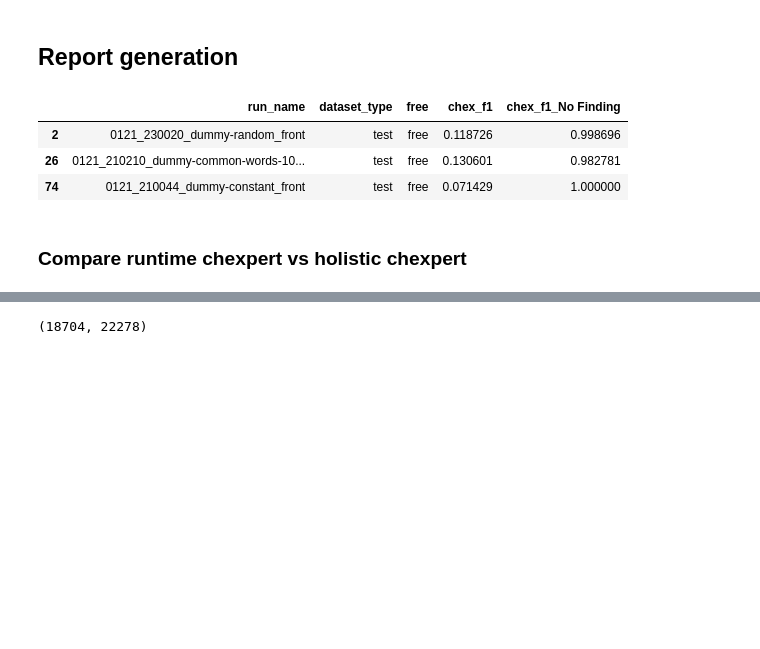
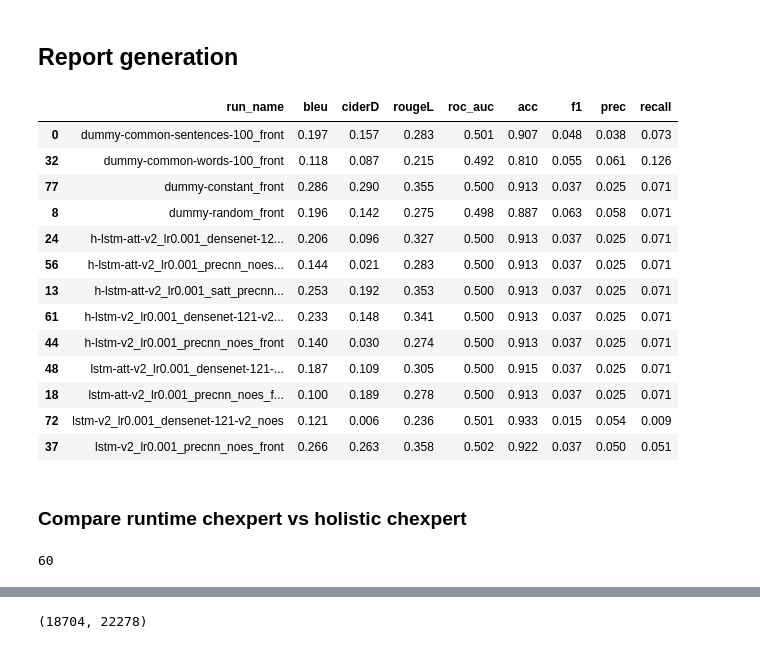
Before and after one commit to pdpino/medical-ai, a Jupyter notebook: medai/notebooks/results.ipynb, the cells around one changed output, grey strips where cells are left out. Drawn from its saved outputs; the diff is of its cells as text; code cells hidden in the pictures; blank space fills up the shorter version.

```diff
--- a/medai/notebooks/results.ipynb
+++ b/medai/notebooks/results.ipynb
@@ -13,0 +16,4 @@ pd.options.display.max_columns = None
+# %%
+# TASK = 'seg'
+# TASK = 'rg'
+TASK = 'cls'
@@ -89,7 +92,8 @@ def load_results():
     return df[cols_in_order], results_by_metric_type
 # %%
 def filter_results(dataset_type=None, metrics=None,
-                   metrics_contain=None, free=None, contains=None,
+                   metrics_contain=None, free=None,
+                   contains=None, doesnt_contain=None,
                    drop=None, drop_na_rows=False, drop_key_cols=False):
     df = RESULTS_DF
 
@@ -112,6 +116,14 @@ def filter_results(dataset_type=None, metrics=None,
         elif isinstance(contains, str):
             df = filter_contains(df, contains)
 
+    if doesnt_contain:
+        filter_doesnt_contain = lambda d, s: d.loc[~d['run_name'].str.contains(s)]
+        if isinstance(doesnt_contain, (list, tuple)):
+            for c in doesnt_contain:
+                df = filter_doesnt_contain(df, c)
+        elif isinstance(doesnt_contain, str):
+            df = filter_doesnt_contain(df, doesnt_contain)
+
     if drop:
         df = df.loc[~df['run_name'].str.contains(drop)]
 
@@ -224,9 +233,9 @@ MIRQI_METRICS = [c for c in RESULTS_DF.columns if 'MIRQI' in c]
 # %%
 ESSENTIAL_METRICS = [
     'bleu', 'ciderD', 'rougeL',
-    'chex_f1', 'chex_acc', # 'chex_recall', 'chex_prec', # Runtime-chexpert
-    'MIRQI-v2-f',
-    'roc_auc', 'acc', 'f1', # Holistic-chexpert
+    # 'chex_f1', 'chex_acc', # 'chex_recall', 'chex_prec', # Runtime-chexpert
+    # 'MIRQI-v2-f',
+    'roc_auc', 'acc', 'f1', 'prec', 'recall', # Holistic-chexpert
 ]
 # %%
 runtime_chexpert = [c for c in RESULTS_DF.columns if c.startswith('chex_f1')]
@@ -236,22 +245,33 @@ metrics = [
     'chex_f1', 'chex_f1_No Finding',
     'f1', 'f1-No Finding'
 ]
+# %%
+pd.options.display.float_format = '{:.3f}'.format
 # %%
 filter_results(
     # contains='^01\d{2}_\d{6}_(h-|lstm)',
-    contains='.*dummy',
+    # contains='.*dummy',
     dataset_type='test',
     free=True,
-    metrics=metrics, # CHEXPERT_RUNTIME_METRICS
-    # drop_key_cols=True,
-    # drop_na_rows=True,
-) # .sort_values('run_name')
-# .replace(r'^\d{4}_\d{6}_(.*)', r'\1', regex=True)
+    metrics=ESSENTIAL_METRICS, # CHEXPERT_RUNTIME_METRICS,
+    drop_key_cols=True,
+    drop_na_rows=True,
+).replace(r'^\d{4}_\d{6}_(.*)', r'\1', regex=True).sort_values('run_name')
 # %% [output]
-|  | run_name | dataset_type | free | chex_f1 | chex_f1_No Finding |
-| 2 | 0121_230020_dummy-random_front | test | free | 0.118726 | 0.998696 |
-| 26 | 0121_210210_dummy-common-words-10... | test | free | 0.130601 | 0.982781 |
-| 74 | 0121_210044_dummy-constant_front | test | free | 0.071429 | 1.000000 |
+|  | run_name | bleu | ciderD | rougeL | roc_auc | acc | f1 | prec | recall |
+| 0 | dummy-common-sentences-100_front | 0.197 | 0.157 | 0.283 | 0.501 | 0.907 | 0.048 | 0.038 | 0.073 |
+| 32 | dummy-common-words-100_front | 0.118 | 0.087 | 0.215 | 0.492 | 0.810 | 0.055 | 0.061 | 0.126 |
+| 77 | dummy-constant_front | 0.286 | 0.290 | 0.355 | 0.500 | 0.913 | 0.037 | 0.025 | 0.071 |
+| 8 | dummy-random_front | 0.196 | 0.142 | 0.275 | 0.498 | 0.887 | 0.063 | 0.058 | 0.071 |
+| 24 | h-lstm-att-v2_lr0.001_densenet-12... | 0.206 | 0.096 | 0.327 | 0.500 | 0.913 | 0.037 | 0.025 | 0.071 |
+| 56 | h-lstm-att-v2_lr0.001_precnn_noes... | 0.144 | 0.021 | 0.283 | 0.500 | 0.913 | 0.037 | 0.025 | 0.071 |
+| 13 | h-lstm-att-v2_lr0.001_satt_precnn... | 0.253 | 0.192 | 0.353 | 0.500 | 0.913 | 0.037 | 0.025 | 0.071 |
+| 61 | h-lstm-v2_lr0.001_densenet-121-v2... | 0.233 | 0.148 | 0.341 | 0.500 | 0.913 | 0.037 | 0.025 | 0.071 |
+| 44 | h-lstm-v2_lr0.001_precnn_noes_front | 0.140 | 0.030 | 0.274 | 0.500 | 0.913 | 0.037 | 0.025 | 0.071 |
+| 48 | lstm-att-v2_lr0.001_densenet-121-... | 0.187 | 0.109 | 0.305 | 0.500 | 0.915 | 0.037 | 0.025 | 0.071 |
+| 18 | lstm-att-v2_lr0.001_precnn_noes_f... | 0.100 | 0.189 | 0.278 | 0.500 | 0.913 | 0.037 | 0.025 | 0.071 |
+| 72 | lstm-v2_lr0.001_densenet-121-v2_noes | 0.121 | 0.006 | 0.236 | 0.501 | 0.933 | 0.015 | 0.054 | 0.009 |
+| 37 | lstm-v2_lr0.001_precnn_noes_front | 0.266 | 0.263 | 0.358 | 0.502 | 0.922 | 0.037 | 0.050 | 0.051 |
 # %% [markdown]
 ### Compare runtime chexpert vs holistic chexpert
 # %%
@@ -271,3 +291,9 @@ metric = 'prec'
 
 runtime_chexpert = [c for c in RESULTS_DF.columns if c.startswith(f'chex_{metric}')]
 holistic_chexpert = [c for c in RESULTS_DF.columns if c.startswith(metric)]
+# %%
+df = RESULTS_DF
+df = df.loc[~df['run_name'].str.contains('dummy')]
+len(df)
+# %% [output]
+60
```
Also changed, not shown: parts of 22 cells of this notebook, 19 other files.
